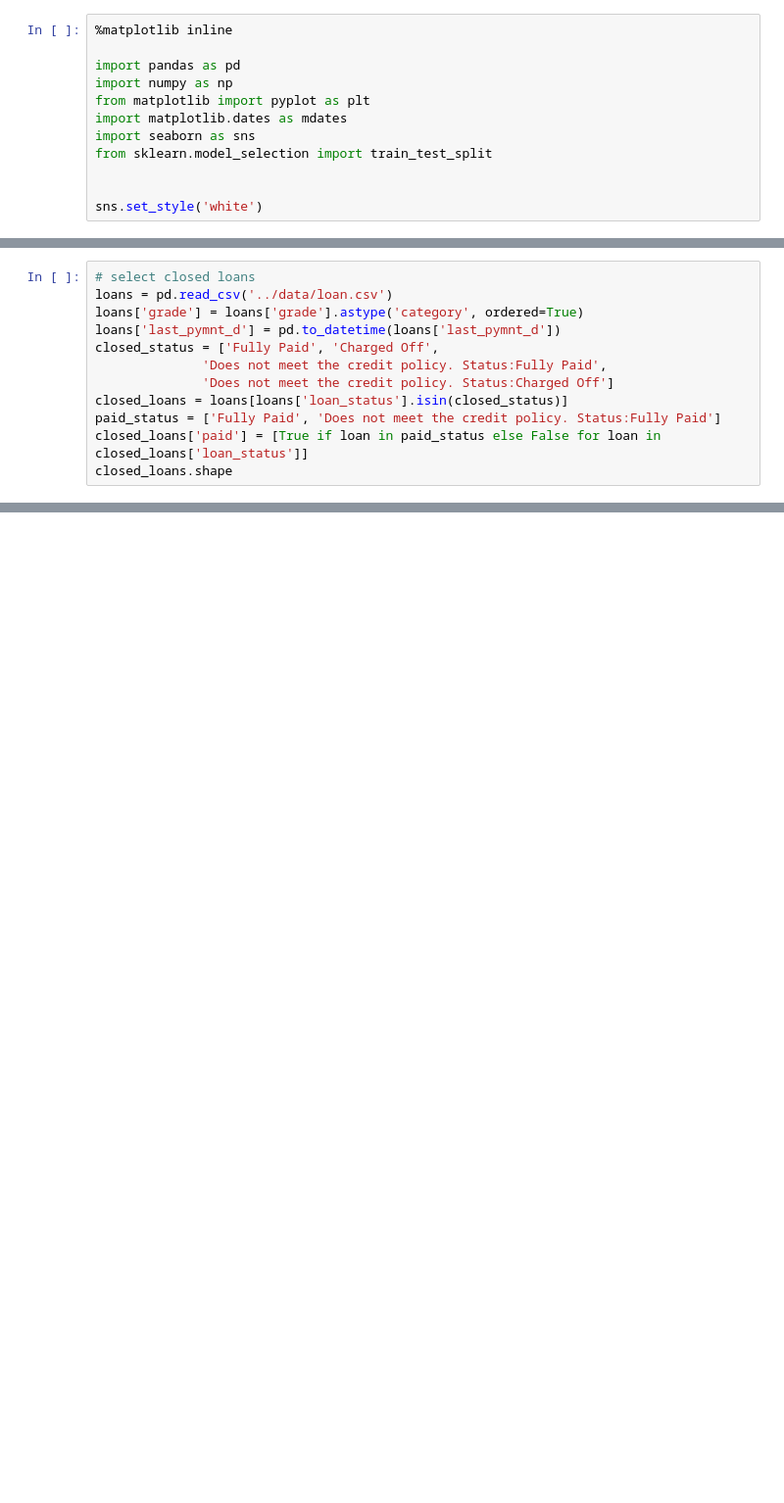
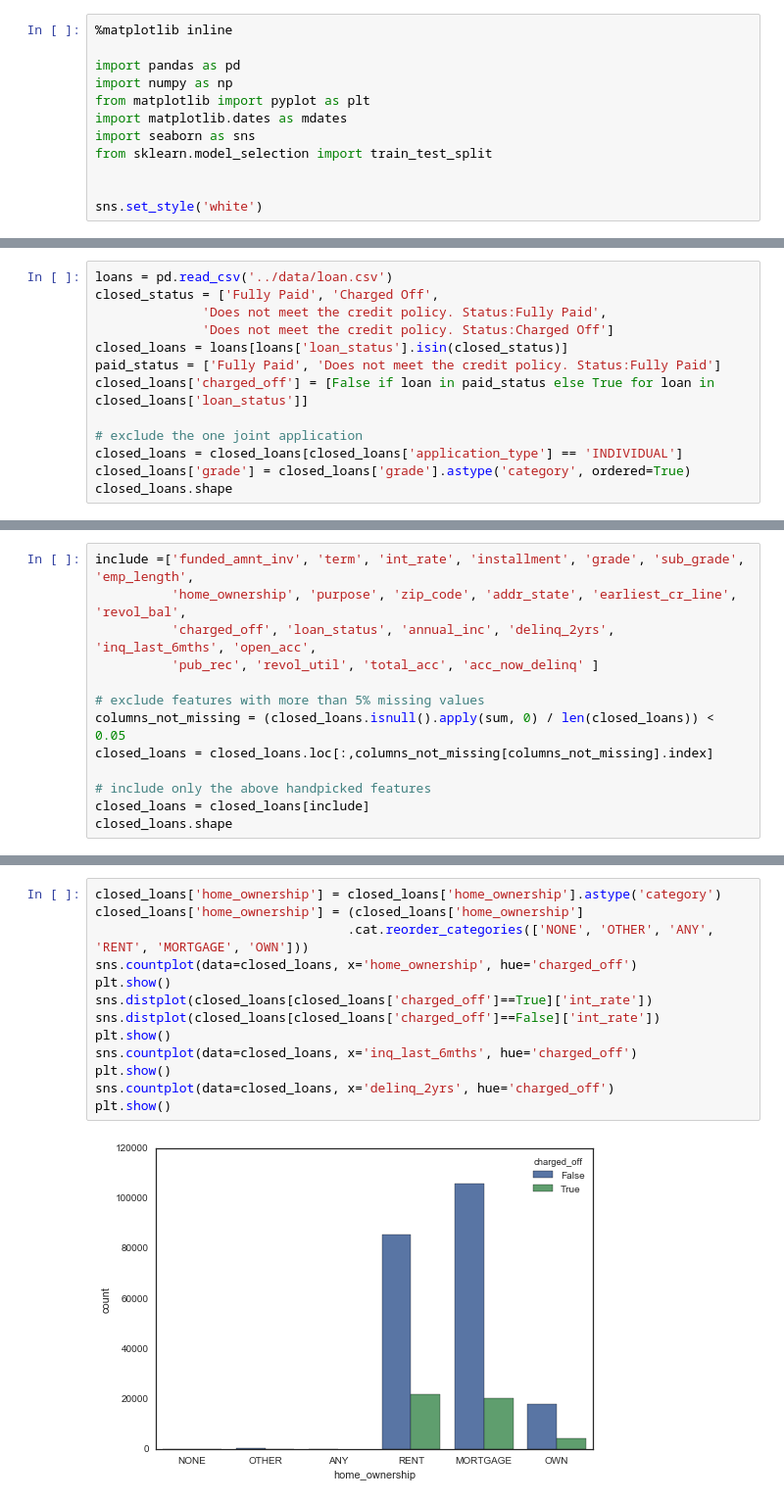
Before and after one commit to RoebideBruijn/datascience-intensive-course, a Jupyter notebook: project/notebooks/lending-club-prediction.ipynb, the cells around one changed output, grey strips where cells are left out. Shown at 98% size. Cells and saved outputs as stored; diff of their text form; blank space fills up the shorter version.

```diff
--- a/project/notebooks/lending-club-prediction.ipynb
+++ b/project/notebooks/lending-club-prediction.ipynb
@@ -13,14 +22,15 @@ sns.set_style('white')
 # %%
-# select closed loans
 loans = pd.read_csv('../data/loan.csv')
-loans['grade'] = loans['grade'].astype('category', ordered=True)
-loans['last_pymnt_d'] = pd.to_datetime(loans['last_pymnt_d'])
 closed_status = ['Fully Paid', 'Charged Off',
               'Does not meet the credit policy. Status:Fully Paid',
               'Does not meet the credit policy. Status:Charged Off']
 closed_loans = loans[loans['loan_status'].isin(closed_status)]
 paid_status = ['Fully Paid', 'Does not meet the credit policy. Status:Fully Paid']
-closed_loans['paid'] = [True if loan in paid_status else False for loan in closed_loans['loan_status']]
+closed_loans['charged_off'] = [False if loan in paid_status else True for loan in closed_loans['loan_status']]
+
+# exclude the one joint application
+closed_loans = closed_loans[closed_loans['application_type'] == 'INDIVIDUAL']
+closed_loans['grade'] = closed_loans['grade'].astype('category', ordered=True)
 closed_loans.shape
 # %% [output]
 A value is trying to be set on a copy of a slice from a DataFrame.
@@ -33,0 +56,13 @@ See the caveats in the documentation: http://pandas.pydata.org/pandas-docs/stabl
+# %%
+include =['funded_amnt_inv', 'term', 'int_rate', 'installment', 'grade', 'sub_grade', 'emp_length',
+          'home_ownership', 'purpose', 'zip_code', 'addr_state', 'earliest_cr_line', 'revol_bal',
+          'charged_off', 'loan_status', 'annual_inc', 'delinq_2yrs', 'inq_last_6mths', 'open_acc',
+          'pub_rec', 'revol_util', 'total_acc', 'acc_now_delinq' ]
+
+# exclude features with more than 5% missing values
+columns_not_missing = (closed_loans.isnull().apply(sum, 0) / len(closed_loans)) < 0.05
+closed_loans = closed_loans.loc[:,columns_not_missing[columns_not_missing].index]
+
+# include only the above handpicked features
+closed_loans = closed_loans[include]
+closed_loans.shape
@@ -42,0 +249,15 @@ X_trainval, X_test, y_trainval, y_test = train_test_split(closed_loans.iloc[:,0:
+# %%
+closed_loans['home_ownership'] = closed_loans['home_ownership'].astype('category')
+closed_loans['home_ownership'] = (closed_loans['home_ownership']
+                                 .cat.reorder_categories(['NONE', 'OTHER', 'ANY', 'RENT', 'MORTGAGE', 'OWN']))
+sns.countplot(data=closed_loans, x='home_ownership', hue='charged_off')
+plt.show()
+sns.distplot(closed_loans[closed_loans['charged_off']==True]['int_rate'])
+sns.distplot(closed_loans[closed_loans['charged_off']==False]['int_rate'])
+plt.show()
+sns.countplot(data=closed_loans, x='inq_last_6mths', hue='charged_off')
+plt.show()
+sns.countplot(data=closed_loans, x='delinq_2yrs', hue='charged_off')
+plt.show()
+# %% [output]
+[figure, added]
```
Also changed, not shown: parts of 34 cells of this notebook, 1 other file.
